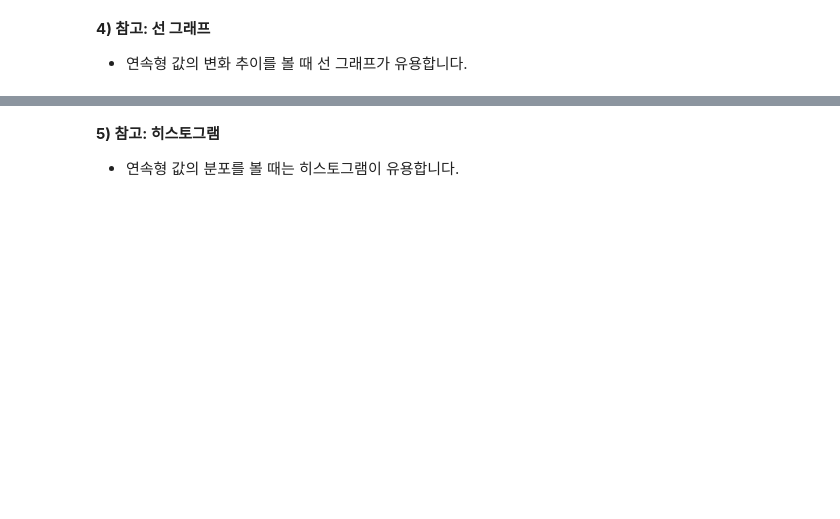
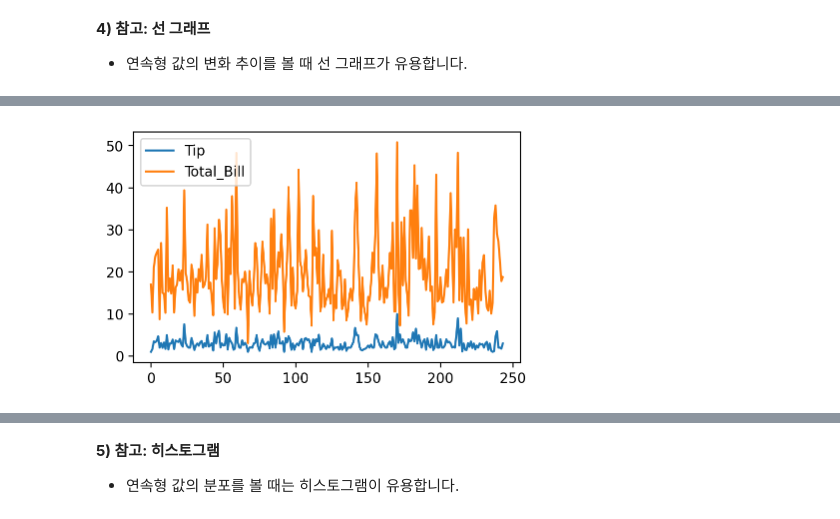
Before and after one commit to yangjung-woo/KT-Workspace, a Jupyter notebook: KT_AIVLE_DX_Regular_course/Week1/DX_데이터 다듬기_실습자료/05 - 판다스 데이터프레임 집계.ipynb, the cells around one changed output, grey strips where cells are left out. Cells and saved outputs as stored; diff of their text form; code cells hidden in the pictures; blank space fills up the shorter version.

```diff
--- a/KT_AIVLE_DX_Regular_course/Week1/DX_데이터 다듬기_실습자료/05 - 판다스 데이터프레임 집계.ipynb
+++ b/KT_AIVLE_DX_Regular_course/Week1/DX_데이터 다듬기_실습자료/05 - 판다스 데이터프레임 집계.ipynb
@@ -85,0 +176,8 @@ tip_sum
+# %%
+plt.figure(figsize =(5,3))
+plt.plot(tip[['tip','total_bill']])
+
+plt.legend(['Tip','Total_Bill']) #, loc='upper right')
+plt.show()
+# %% [output]
+[figure, added]
```
Also changed, not shown: parts of 33 cells of this notebook, 40 other files.
